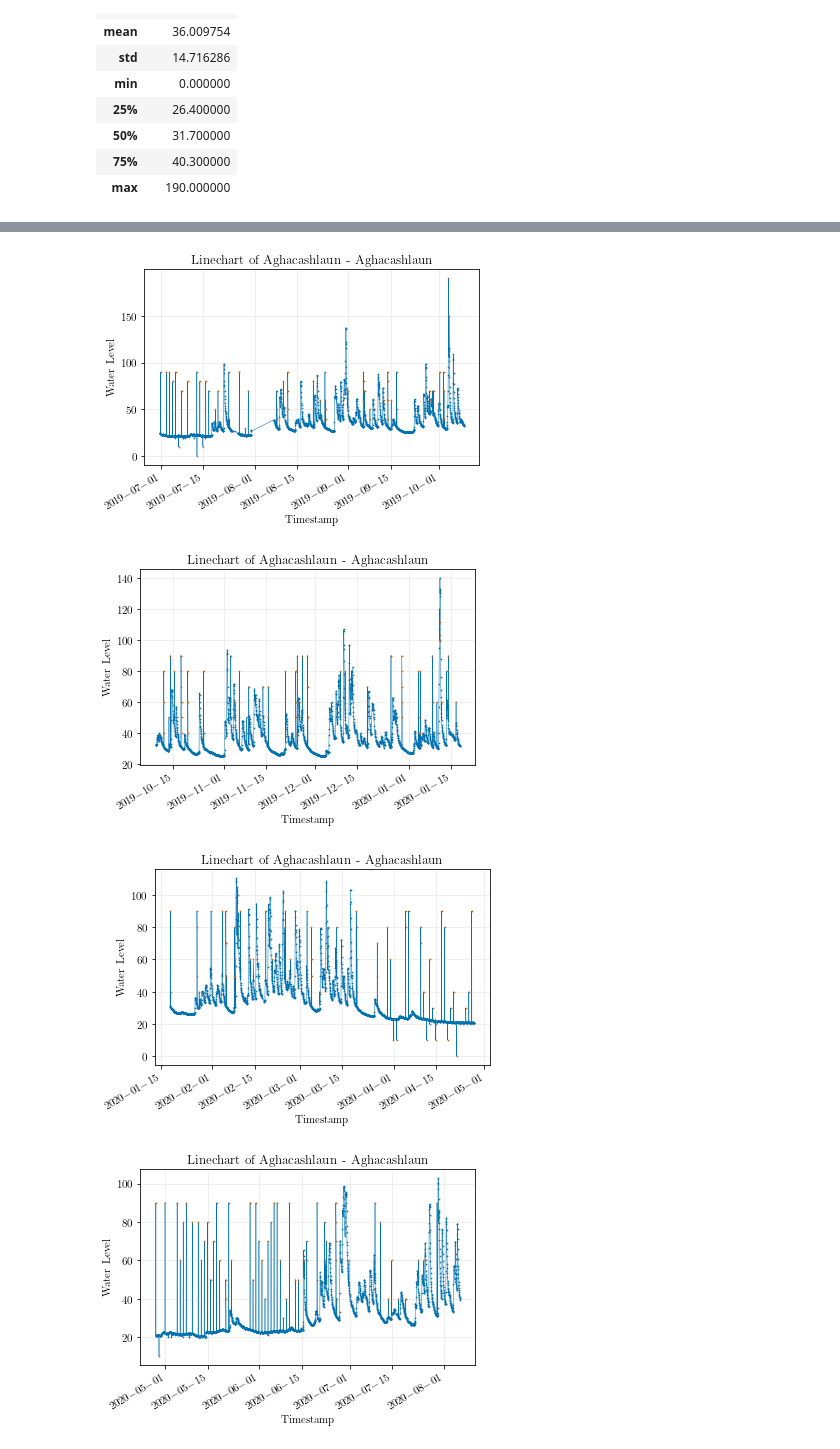
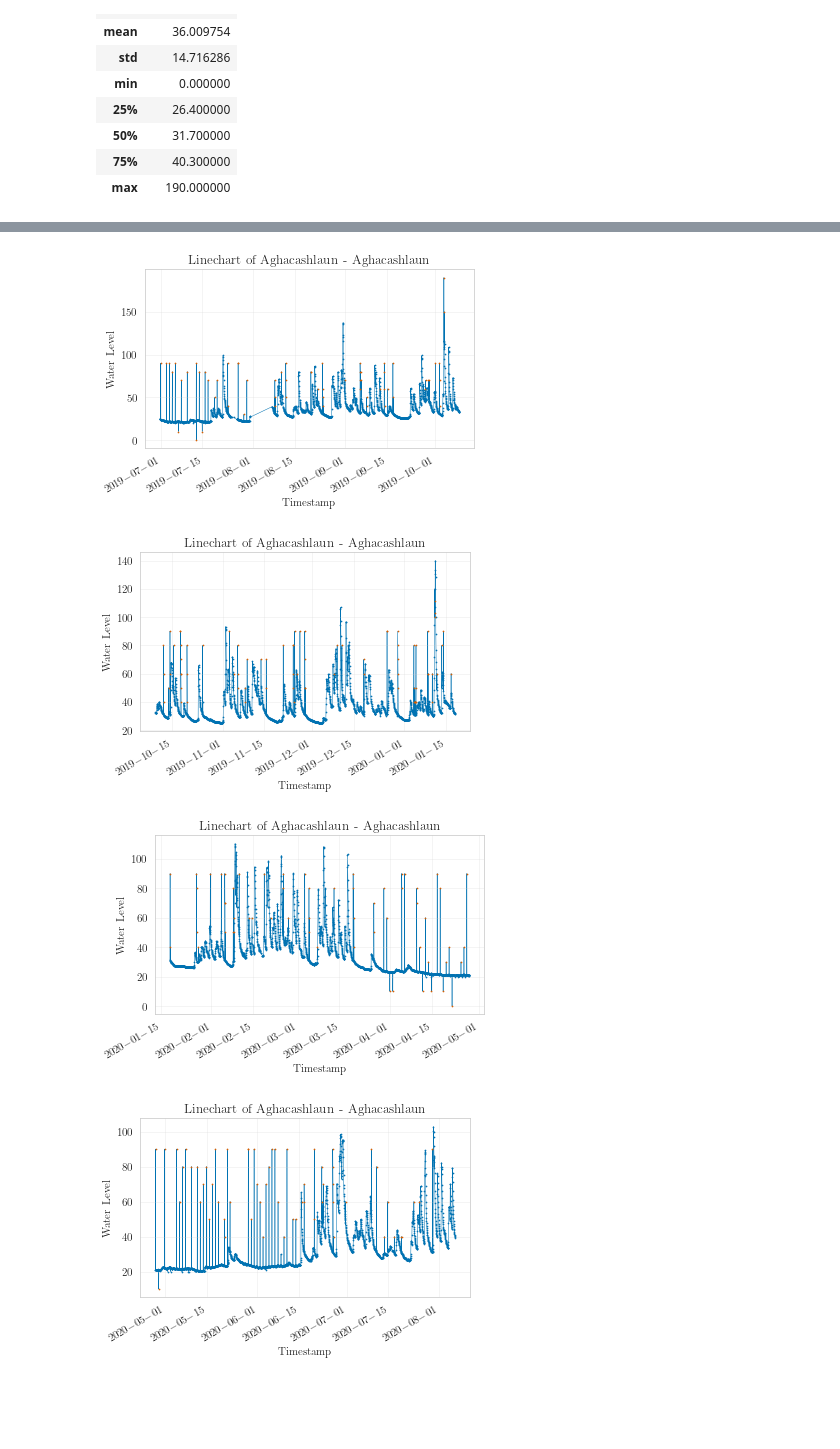
Before and after one commit to cellularegg/bachelor-thesis-code, a Jupyter notebook: explorative_data_analysis.ipynb, the cells around one changed output, grey strips where cells are left out. Drawn from its saved outputs; the diff is of its cells as text; code cells hidden in the pictures; blank space fills up the shorter version.

```diff
--- a/explorative_data_analysis.ipynb
+++ b/explorative_data_analysis.ipynb
@@ -71,7 +28,7 @@ stations_dict = stations_df.groupby(['common_id']).first().to_dict('index')
 common_id = '36022-ie'
 tex_plots_path = f'../bachelor-thesis/plots/pdfs/{common_id}/'
 
-df = pd.read_parquet(f'data/{common_id}_outliers_classified.parquet')
+df = pd.read_parquet(f'./data/classified_raw/{common_id}_outliers_classified.parquet')
 # df['water_level'] = df['value']
 # del df['value']
 # df['timestamp'] = df['sourceDate']
@@ -272,5 +229,5 @@ plt.show()
 # %%
-fig, ax = plt.subplots(1, 1)#, figsize=set_size(width)
+fig, ax = plt.subplots(1, 1, figsize=set_size('thesis'))
 plt.plot(df['timestamp'], df['water_level'], linewidth=0.5, zorder=-1)
 # plt.scatter(df['timestamp'], df['water_level'], s=0.5)
 plt.gcf().autofmt_xdate()
@@ -289,19 +246,19 @@ max_date = df['timestamp'].max()
 date_range = pd.date_range(min_date, max_date, periods=n_line_plots+1).to_list()
 # %%
 for i in range(n_line_plots):
-    fig, ax = plt.subplots(1, 1)#, figsize=set_size(width))
+    fig, ax = plt.subplots(1, 1, figsize=set_size('thesis'))
     df_slice = df[(df['timestamp'] >= date_range[i]) & (df['timestamp'] < date_range[i + 1])]
     plt.plot(df_slice['timestamp'], df_slice['water_level'], linewidth=0.5, zorder=-1)
     plt.scatter(df_slice.loc[~df_slice['is_outlier'],'timestamp'], df_slice.loc[~df_slice['is_outlier'],'water_level'], s=0.5)
     plt.scatter(df_slice.loc[df_slice['is_outlier'],'timestamp'], df_slice.loc[df_slice['is_outlier'],'water_level'], s=0.5, c='C2')
     plt.gcf().autofmt_xdate()
     plt.xlabel('Timestamp')
     plt.ylabel('Water Level')
     plt.title(f'Linechart of {stations_dict[common_id]["water_name"]} - {stations_dict[common_id]["station_name"]}')
     plt.grid(alpha=0.25)
     plt.savefig(f'{tex_plots_path}linechart{i}_{common_id}.pdf', format='pdf', bbox_inches='tight')
 # %% [output]
-[figure, old version]
+[figure, new version]
-[figure, old version]
+[figure, new version]
-[figure, old version]
+[figure, new version]
-[figure, old version]
+[figure, new version]
```
Also changed, not shown: parts of 14 cells of this notebook, 1 other file.
